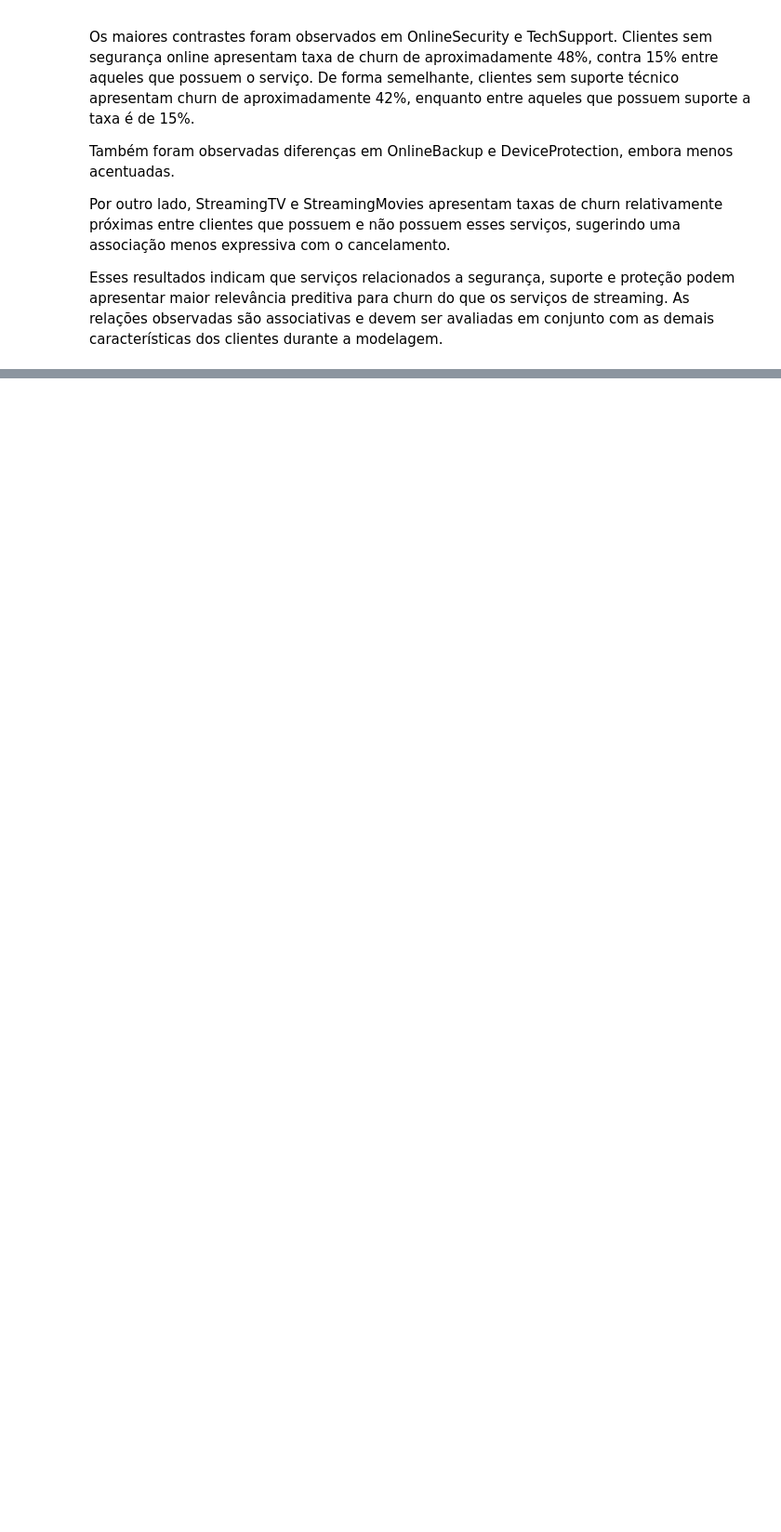
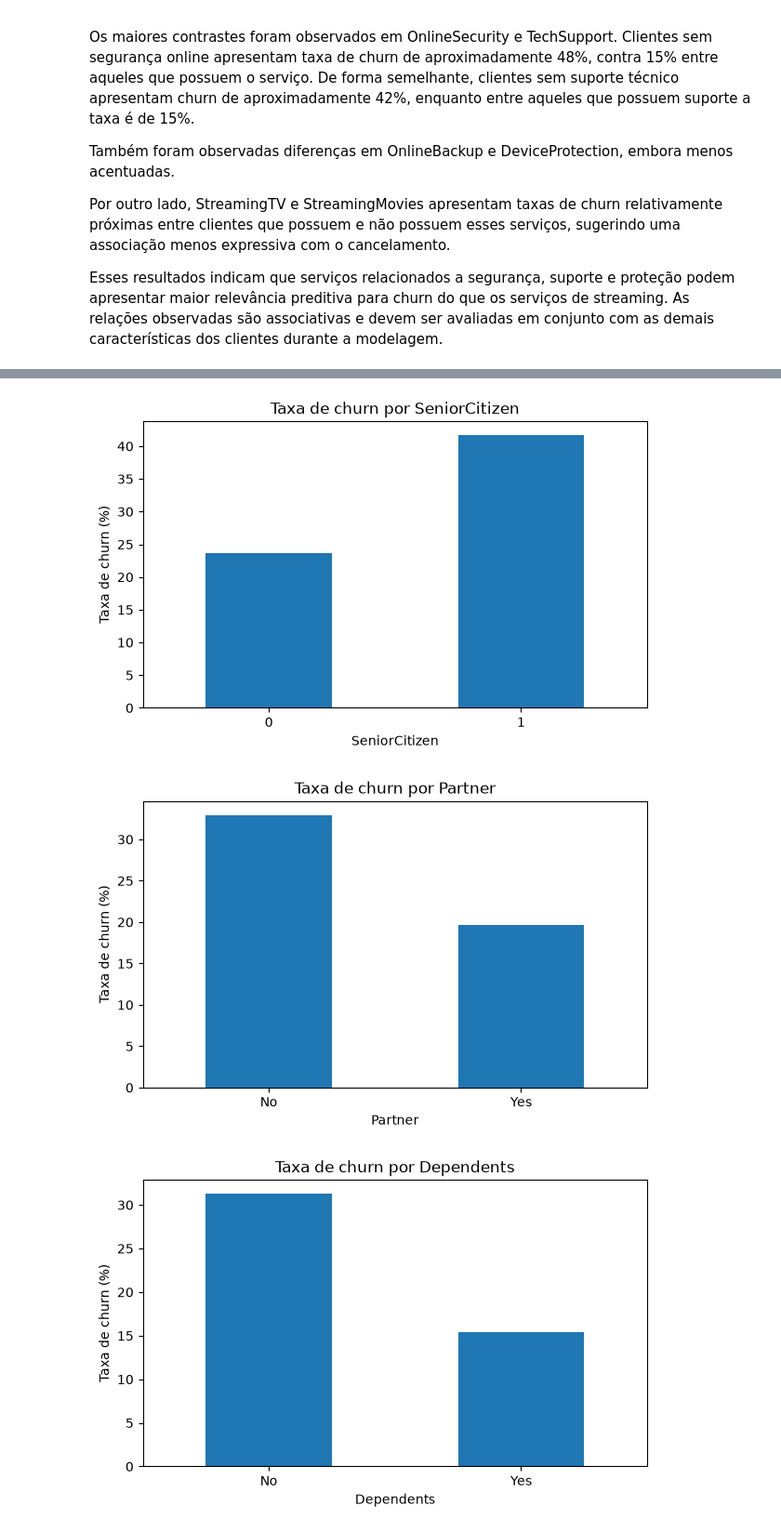
Before and after one commit to eduardocastro-dev/churn_prediction_challenge, a Jupyter notebook: notebooks/01_eda.ipynb, the cells around one changed output, grey strips where cells are left out. Shown at 93% size. Saved outputs shown, nothing was run; the diff lists cells and outputs as text; code cells hidden in the pictures; blank space fills up the shorter version.

```diff
--- a/notebooks/01_eda.ipynb
+++ b/notebooks/01_eda.ipynb
@@ -476,0 +516,29 @@ Esses resultados indicam que serviços relacionados a segurança, suporte e prot
+# %%
+variaveis_destaque = [
+    "SeniorCitizen",
+    "Partner",
+    "Dependents",
+    "PaperlessBilling"
+]
+
+for coluna in variaveis_destaque:
+    taxa_churn = pd.crosstab(
+        dados[coluna],
+        dados["Churn"],
+        normalize="index"
+    ).mul(100)
+
+    taxa_churn["Yes"].plot(
+        kind="bar",
+        figsize=(7, 4),
+        title=f"Taxa de churn por {coluna}"
+    )
+
+    plt.xlabel(coluna)
+    plt.ylabel("Taxa de churn (%)")
+    plt.xticks(rotation=0)
+    plt.show()
+# %% [output]
+[figure, added]
+[figure, added]
+[figure, added]
```
Also changed, not shown: parts of 5 cells of this notebook.
